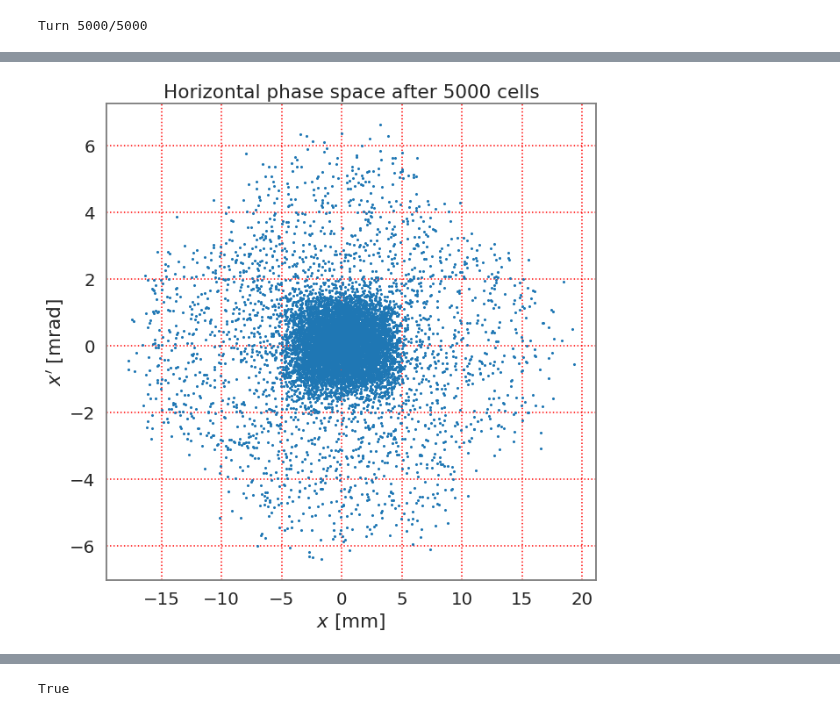
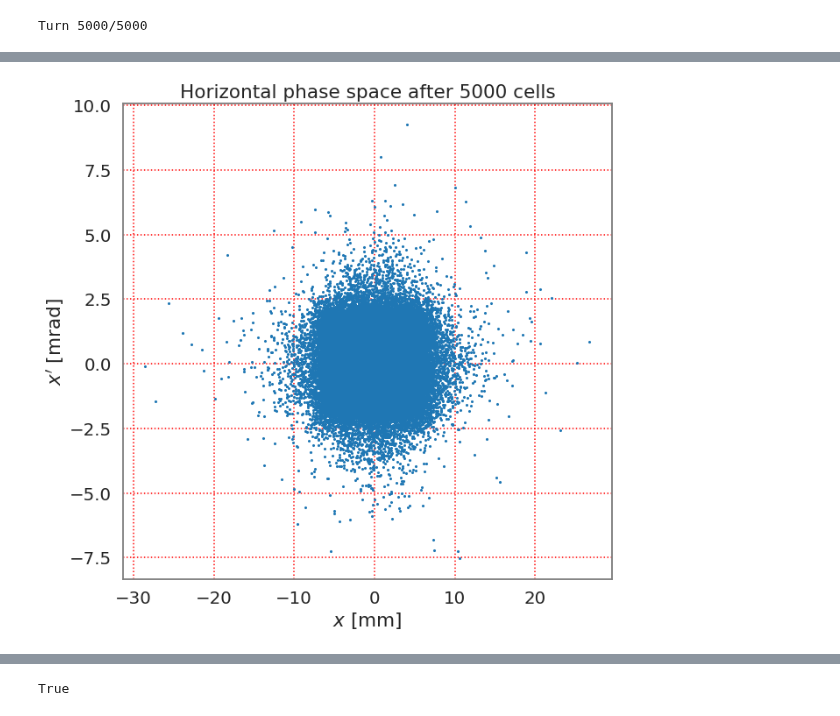
Before and after one commit to aoeftiger/sixtracklib_pyht_playground, a Jupyter notebook: fodo_sc/FODO_SC_setup.ipynb, the cells around one changed output, grey strips where cells are left out. Saved outputs shown, nothing was run; the diff lists cells and outputs as text; code cells hidden in the pictures.

```diff
--- a/fodo_sc/FODO_SC_setup.ipynb
+++ b/fodo_sc/FODO_SC_setup.ipynb
@@ -217,4 +219,5 @@ pyht_beam = generate_Gaussian6DTwiss(
     beta_z, epsn_x, epsn_y, epsn_z,
     dispersion_x=D_x_0 if D_x_0 else None,
     dispersion_y=D_y_0 if D_y_0 else None,
+    limit_n_rms_x=3.4, limit_n_rms_y=3.4, limit_n_rms_z=4,
 )
@@ -446,11 +525,11 @@ plt.savefig('SIS18_with_PIC_SC_epsnxy.png', dpi=150, bbox_inches='tight')
 # %%
 plt.figure(figsize=(10, 10))
-plt.scatter(pyht_beam.x[::100] * 1e3, pyht_beam.xp[::100] * 1e3, marker='.', s=10)
+plt.scatter(pyht_beam.x * 1e3, pyht_beam.xp * 1e3, marker='.', s=10)
 plt.xlabel('$x$ [mm]')
 plt.ylabel(r"$x'$ [mrad]")
 plt.title('Horizontal phase space after 5000 cells')
 plt.savefig('SIS18_with_PIC_SC_phasespace_x.png', dpi=150, bbox_inches='tight')
 # %% [output]
-[figure, old version]
+[figure, new version]
 # %%
 plt.figure(figsize=(10, 10))
```
Also changed, not shown: parts of 22 cells of this notebook, 12 other files.
